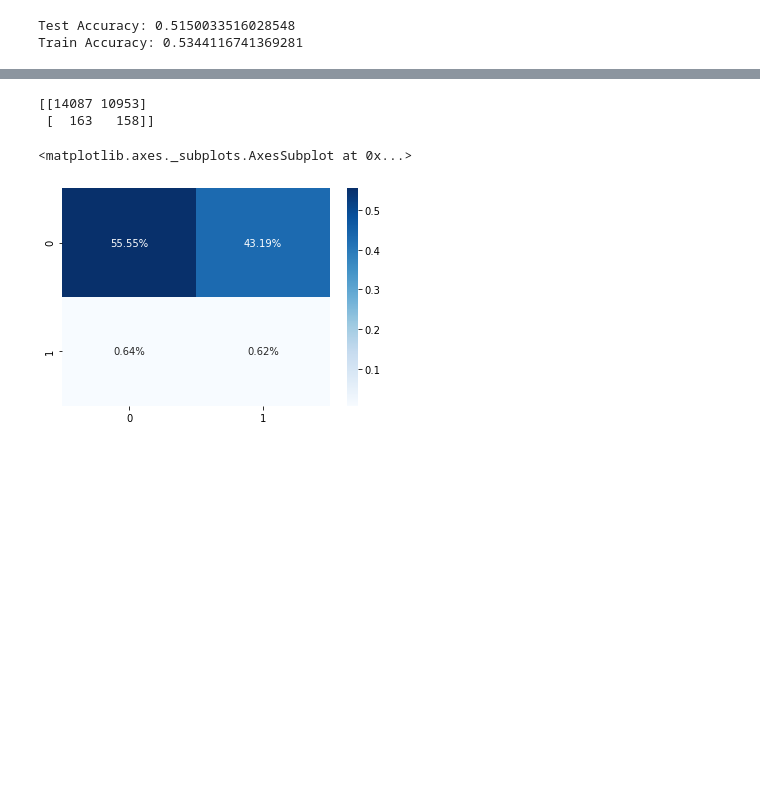
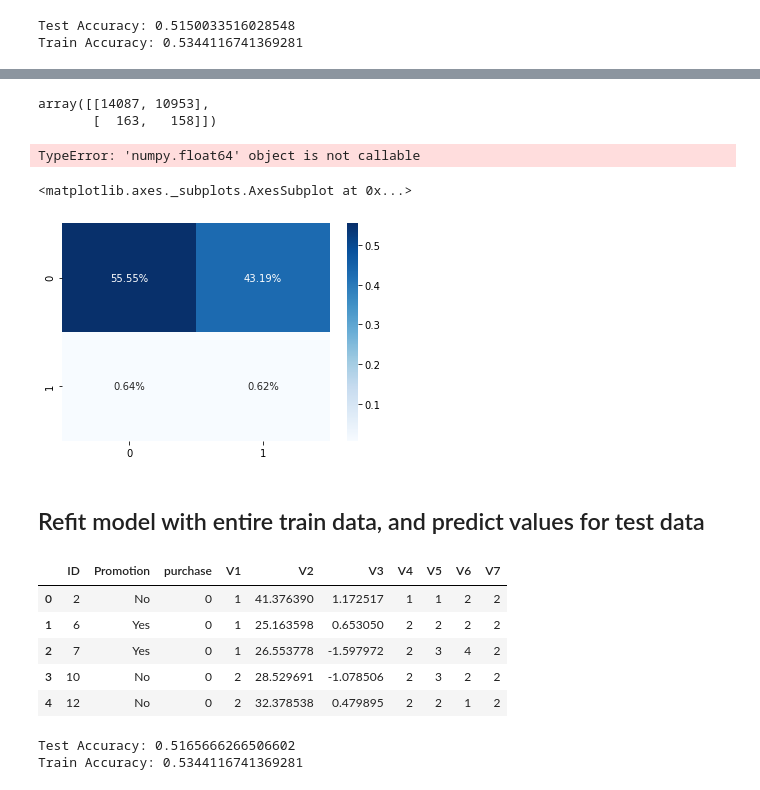
Before and after one commit to yutongwanyan98/Starbucks_experiment, a Jupyter notebook: Starbucks.ipynb, the cells around one changed output, grey strips where cells are left out. Saved outputs shown, nothing was run; the diff lists cells and outputs as text; code cells hidden in the pictures; blank space fills up the shorter version.

```diff
--- a/Starbucks.ipynb
+++ b/Starbucks.ipynb
@@ -359,10 +382,15 @@ Train Accuracy: 0.6346528894515345
+# %%
+matrix2 = confusion_matrix(y_test, y_predict2)
+matrix2
+# %% [output]
+array([[14087, 10953],
+       [  163,   158]])
+# %%
+print(matrix2)
+# %% [output]
+TypeError: 'numpy.float64' object is not callable
 # %%
-matrix = confusion_matrix(y_test, y_predict2)
-print(matrix)
-
 sns.heatmap(matrix/np.sum(matrix), annot=True, fmt='.2%',cmap='Blues')
 # %% [output]
-[[14087 10953]
- [  163   158]]
+<matplotlib.axes._subplots.AxesSubplot at 0x...>
-<matplotlib.axes._subplots.AxesSubplot at 0x...>
 [figure]
@@ -370,0 +397,12 @@ sns.heatmap(matrix/np.sum(matrix), annot=True, fmt='.2%',cmap='Blues')
+# %% [markdown]
+## Refit model with entire train data, and predict values for test data
+# %%
+test_data = pd.read_csv('data/Test.csv')
+test_data.head()
+# %% [output]
+|  | ID | Promotion | purchase | V1 | V2 | V3 | V4 | V5 | V6 | V7 |
+| 0 | 2 | No | 0 | 1 | 41.376390 | 1.172517 | 1 | 1 | 2 | 2 |
+| 1 | 6 | Yes | 0 | 1 | 25.163598 | 0.653050 | 2 | 2 | 2 | 2 |
+| 2 | 7 | Yes | 0 | 1 | 26.553778 | -1.597972 | 2 | 3 | 4 | 2 |
+| 3 | 10 | No | 0 | 2 | 28.529691 | -1.078506 | 2 | 3 | 2 | 2 |
+| 4 | 12 | No | 0 | 2 | 32.378538 | 0.479895 | 2 | 2 | 1 | 2 |
@@ -370,0 +415,7 @@ sns.heatmap(matrix/np.sum(matrix), annot=True, fmt='.2%',cmap='Blues')
+# %%
+y_test_pred = pd.DataFrame(log_reg.predict(X_test_data), columns=['purchase_pred'])
+y_test_prob = pd.DataFrame(log_reg.predict_proba(X_test_data))
+print(f'Test Accuracy: {log_reg.score(X_test_data,y_test_data)}\nTrain Accuracy: {log_reg.score(X_train,y_train)}')
+# %% [output]
+Test Accuracy: 0.5165666266506602
+Train Accuracy: 0.5344116741369281
```
Also changed, not shown: parts of 28 cells of this notebook, 2 other files.
